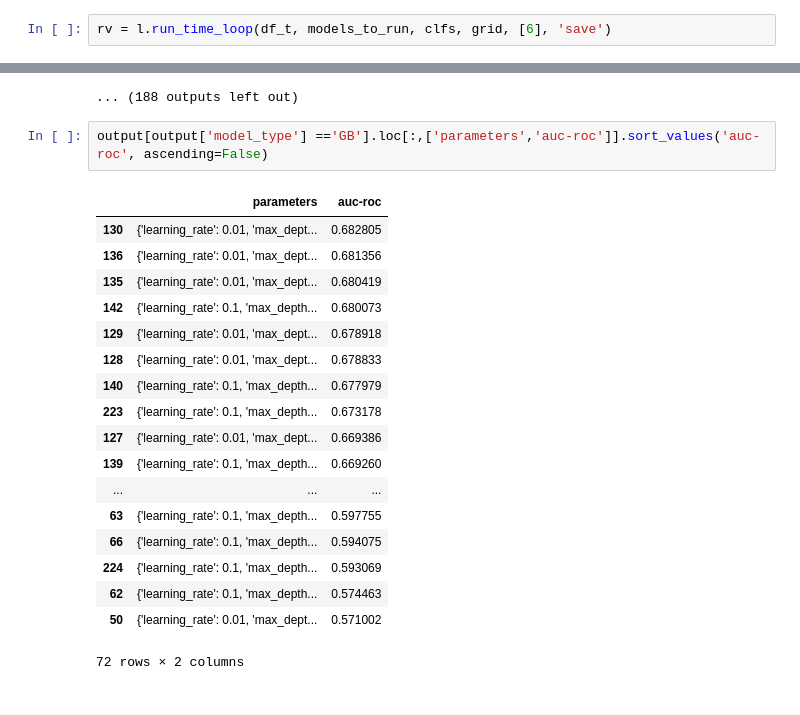
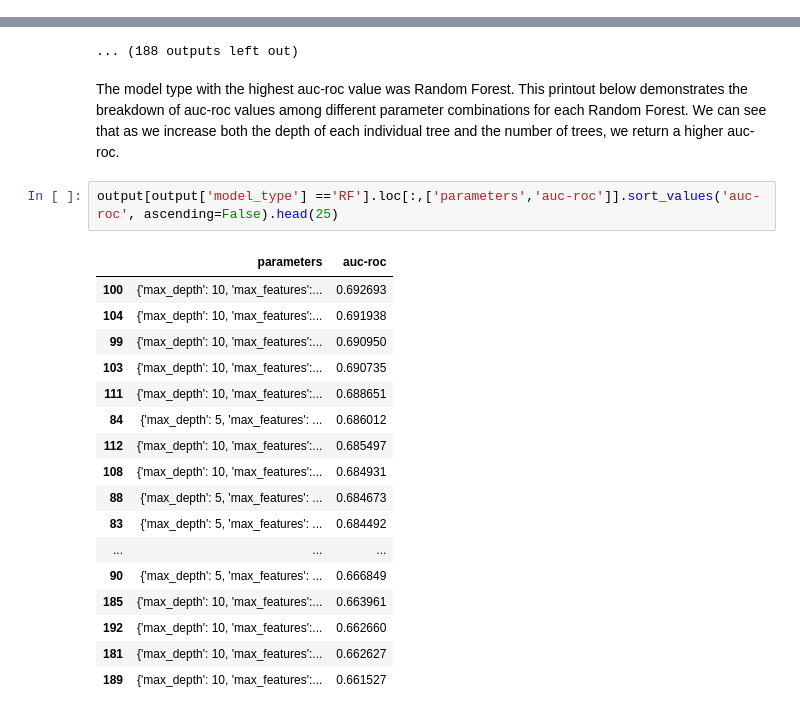
Before and after one commit to jamjensen/ml-pub-policy, a Jupyter notebook: hw3/hw3-notebook.ipynb, the cells around one changed output, grey strips where cells are left out. Drawn from its saved outputs; the diff is of its cells as text.

Commit message:
added output tables

```diff
--- a/hw3/hw3-notebook.ipynb
+++ b/hw3/hw3-notebook.ipynb
@@ -181,5 +181,3 @@ warnings.filterwarnings(action='ignore', category=UndefinedMetricWarning)
 warnings.simplefilter(action='ignore', category=FutureWarning)
 # %%
 df_t = df.sample(frac=.5)
-# %%
-rv = l.run_time_loop(df_t, models_to_run, clfs, grid, [6], 'save')
@@ -303,24 +218,25 @@ SVM
 <Figure size 432x288 with 0 Axes>
 <Figure size 432x288 with 0 Axes>
 ... (188 outputs left out)
+# %% [markdown]
+The model type with the highest auc-roc value was Random Forest. This printout below demonstrates the breakdown of auc-roc values among different parameter combinations for each Random Forest. We can see that as we increase both the depth of each individual tree and the number of trees, we return a higher auc-roc.
 # %%
-output[output['model_type'] =='GB'].loc[:,['parameters','auc-roc']].sort_values('auc-roc', ascending=False)
+output[output['model_type'] =='RF'].loc[:,['parameters','auc-roc']].sort_values('auc-roc', ascending=False).head(25)
 # %% [output]
 |  | parameters | auc-roc |
-| 130 | {'learning_rate': 0.01, 'max_dept... | 0.682805 |
-| 136 | {'learning_rate': 0.01, 'max_dept... | 0.681356 |
-| 135 | {'learning_rate': 0.01, 'max_dept... | 0.680419 |
-| 142 | {'learning_rate': 0.1, 'max_depth... | 0.680073 |
-| 129 | {'learning_rate': 0.01, 'max_dept... | 0.678918 |
-| 128 | {'learning_rate': 0.01, 'max_dept... | 0.678833 |
-| 140 | {'learning_rate': 0.1, 'max_depth... | 0.677979 |
-| 223 | {'learning_rate': 0.1, 'max_depth... | 0.673178 |
-| 127 | {'learning_rate': 0.01, 'max_dept... | 0.669386 |
-| 139 | {'learning_rate': 0.1, 'max_depth... | 0.669260 |
+| 100 | {'max_depth': 10, 'max_features':... | 0.692693 |
+| 104 | {'max_depth': 10, 'max_features':... | 0.691938 |
+| 99 | {'max_depth': 10, 'max_features':... | 0.690950 |
+| 103 | {'max_depth': 10, 'max_features':... | 0.690735 |
+| 111 | {'max_depth': 10, 'max_features':... | 0.688651 |
+| 84 | {'max_depth': 5, 'max_features': ... | 0.686012 |
+| 112 | {'max_depth': 10, 'max_features':... | 0.685497 |
+| 108 | {'max_depth': 10, 'max_features':... | 0.684931 |
+| 88 | {'max_depth': 5, 'max_features': ... | 0.684673 |
+| 83 | {'max_depth': 5, 'max_features': ... | 0.684492 |
 | ... | ... | ... |
-| 63 | {'learning_rate': 0.1, 'max_depth... | 0.597755 |
-| 66 | {'learning_rate': 0.1, 'max_depth... | 0.594075 |
-| 224 | {'learning_rate': 0.1, 'max_depth... | 0.593069 |
-| 62 | {'learning_rate': 0.1, 'max_depth... | 0.574463 |
-| 50 | {'learning_rate': 0.01, 'max_dept... | 0.571002 |
+| 90 | {'max_depth': 5, 'max_features': ... | 0.666849 |
+| 185 | {'max_depth': 10, 'max_features':... | 0.663961 |
+| 192 | {'max_depth': 10, 'max_features':... | 0.662660 |
+| 181 | {'max_depth': 10, 'max_features':... | 0.662627 |
+| 189 | {'max_depth': 10, 'max_features':... | 0.661527 |
-72 rows × 2 columns
```
Also changed, not shown: parts of 10 cells of this notebook.
